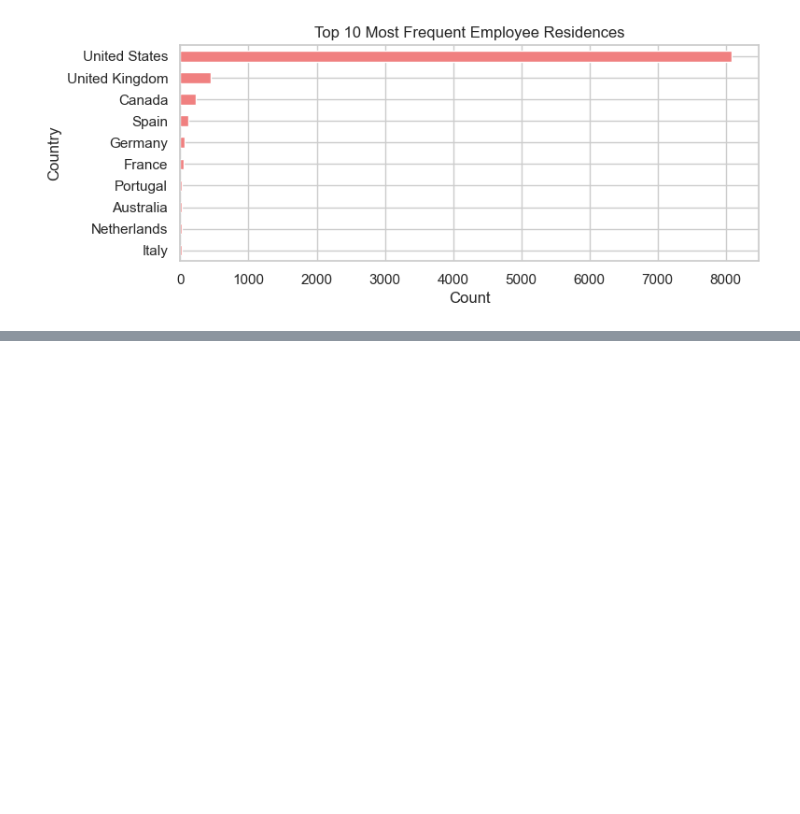
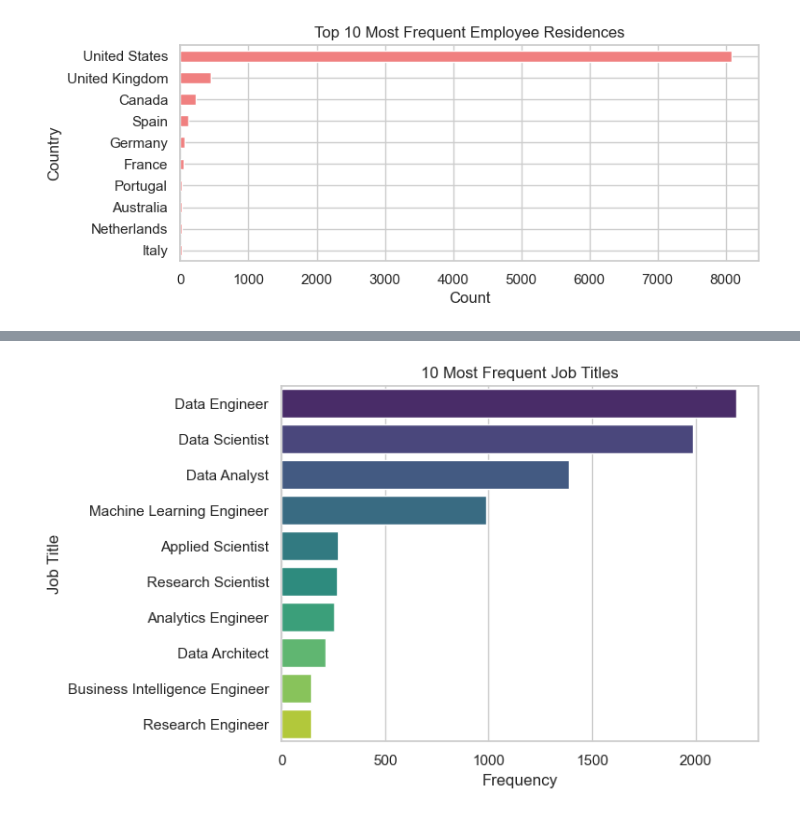
Before and after one commit to DaniloGrujic/data-jobs, a Jupyter notebook: Jobs In Data.ipynb, the cells around one changed output, grey strips where cells are left out. Cells and saved outputs as stored; diff of their text form; code cells hidden in the pictures; blank space fills up the shorter version.

```diff
--- a/Jobs In Data.ipynb
+++ b/Jobs In Data.ipynb
@@ -179,0 +200,8 @@ plt.show()
+# %%
+most_freq_jobs = df['job_title'].value_counts().head(10).reset_index()
+most_freq_jobs.columns = ['Job Title', 'Frequency']
+sns.barplot(x='Frequency', y='Job Title', data=most_freq_jobs, palette='viridis', hue='Job Title')
+plt.title('10 Most Frequent Job Titles')
+plt.show()
+# %% [output]
+[figure, added]
```
Also changed, not shown: parts of 4 cells of this notebook.
